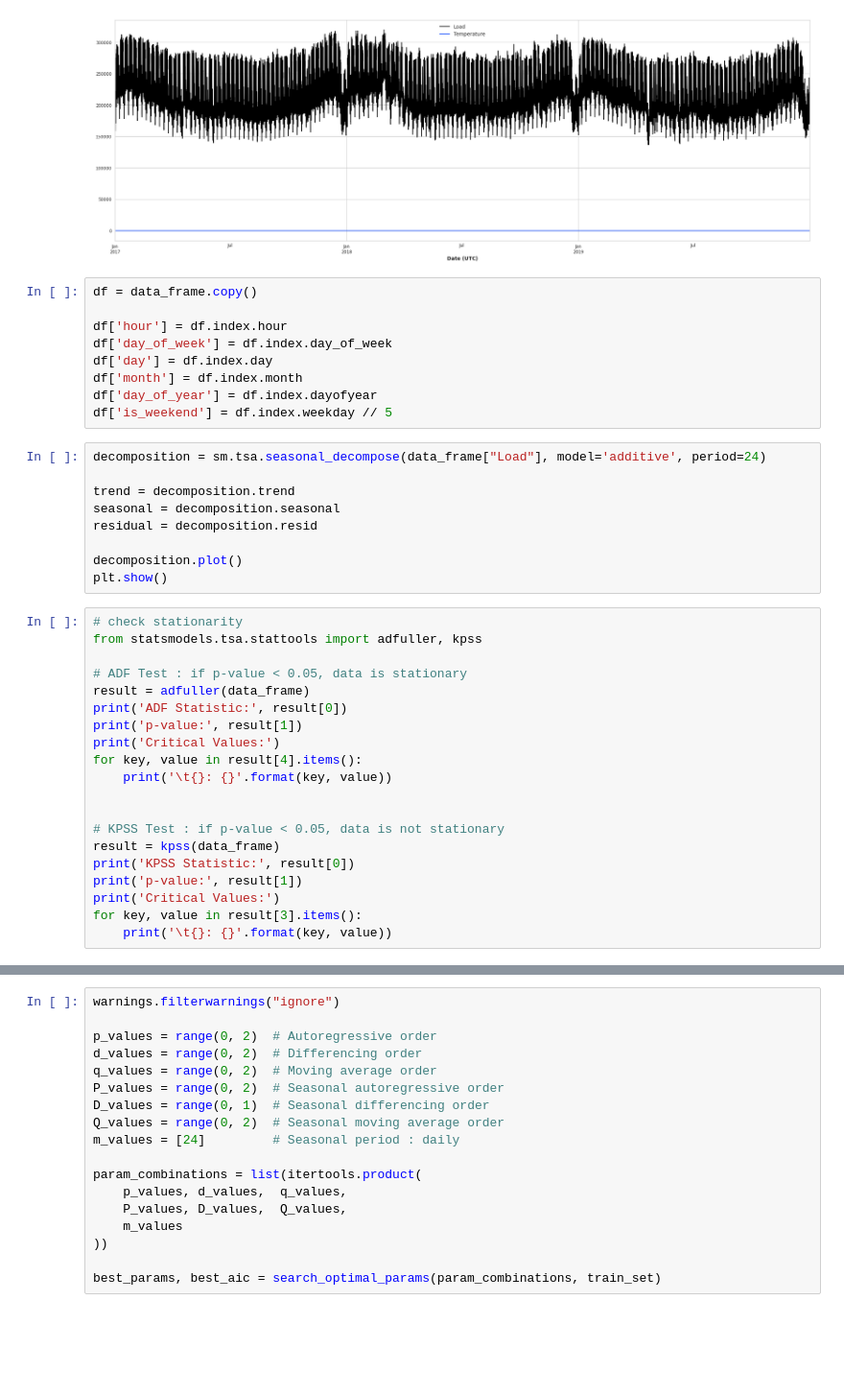
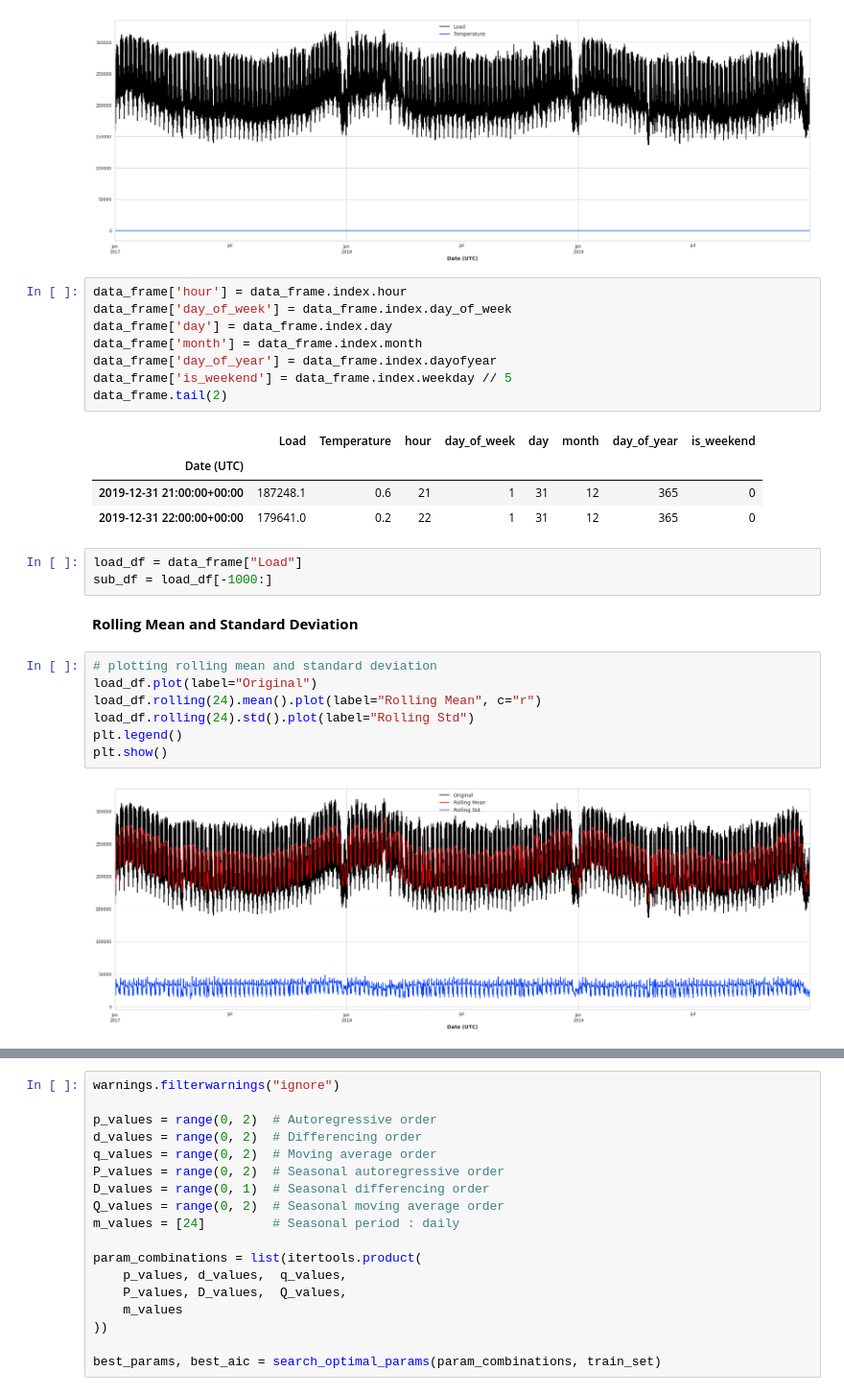
Before and after one commit to EjoelM/Opencampus_SH_TimeSeries_Energy, a Jupyter notebook: 2_BaselineModel/baseline_model.ipynb, the cells around one changed output, grey strips where cells are left out. Shown at 96% size. Cells and saved outputs as stored; diff of their text form; blank space fills up the shorter version.

```diff
--- a/2_BaselineModel/baseline_model.ipynb
+++ b/2_BaselineModel/baseline_model.ipynb
@@ -45,40 +44,29 @@ plt.show()
 # %% [output]
 [figure]
 # %%
-df = data_frame.copy()
-
-df['hour'] = df.index.hour
-df['day_of_week'] = df.index.day_of_week
-df['day'] = df.index.day
-df['month'] = df.index.month
-df['day_of_year'] = df.index.dayofyear
-df['is_weekend'] = df.index.weekday // 5
+data_frame['hour'] = data_frame.index.hour
+data_frame['day_of_week'] = data_frame.index.day_of_week
+data_frame['day'] = data_frame.index.day
+data_frame['month'] = data_frame.index.month
+data_frame['day_of_year'] = data_frame.index.dayofyear
+data_frame['is_weekend'] = data_frame.index.weekday // 5
+data_frame.tail(2)
+# %% [output]
+|  | Load | Temperature | hour | day_of_week | day | month | day_of_year | is_weekend |
+| Date (UTC) |  |  |  |  |  |  |  |  |
+| 2019-12-31 21:00:00+00:00 | 187248.1 | 0.6 | 21 | 1 | 31 | 12 | 365 | 0 |
+| 2019-12-31 22:00:00+00:00 | 179641.0 | 0.2 | 22 | 1 | 31 | 12 | 365 | 0 |
-# %%
-decomposition = sm.tsa.seasonal_decompose(data_frame["Load"], model='additive', period=24)
-
-trend = decomposition.trend
-seasonal = decomposition.seasonal
-residual = decomposition.resid
-
-decomposition.plot()
-plt.show()
-# %%
-# check stationarity
-from statsmodels.tsa.stattools import adfuller, kpss
-
-# ADF Test : if p-value < 0.05, data is stationary
-result = adfuller(data_frame)
-print('ADF Statistic:', result[0])
-print('p-value:', result[1])
-print('Critical Values:')
-for key, value in result[4].items():
-    print('\t{}: {}'.format(key, value))
-
-
-# KPSS Test : if p-value < 0.05, data is not stationary
-result = kpss(data_frame)
-print('KPSS Statistic:', result[0])
-print('p-value:', result[1])
-print('Critical Values:')
-for key, value in result[3].items():
-    print('\t{}: {}'.format(key, value))
+# %%
+load_df = data_frame["Load"]
+sub_df = load_df[-1000:]
+# %% [markdown]
+**Rolling Mean and Standard Deviation**
+# %%
+# plotting rolling mean and standard deviation
+load_df.plot(label="Original")
+load_df.rolling(24).mean().plot(label="Rolling Mean", c="r")
+load_df.rolling(24).std().plot(label="Rolling Std")
+plt.legend()
+plt.show()
+# %% [output]
+[figure, added]
```
Also changed, not shown: parts of 24 cells of this notebook.
